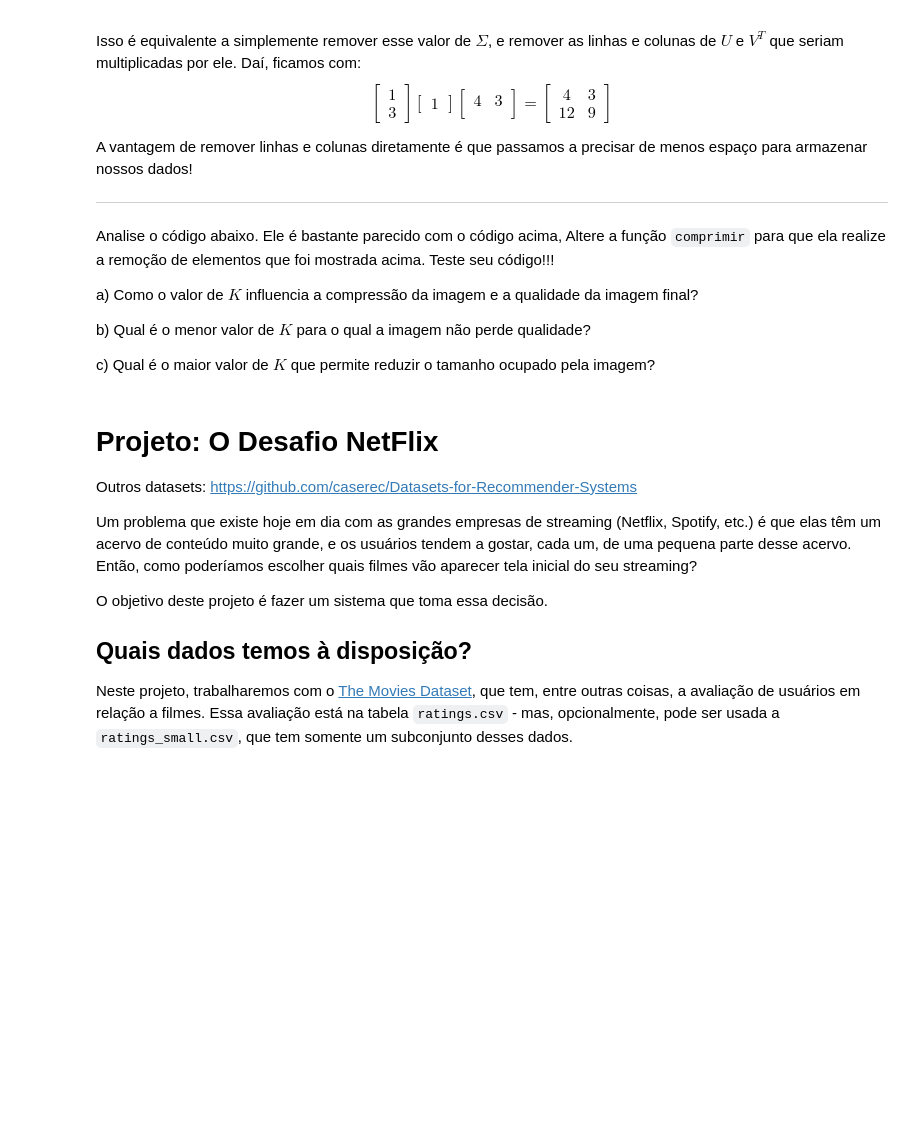
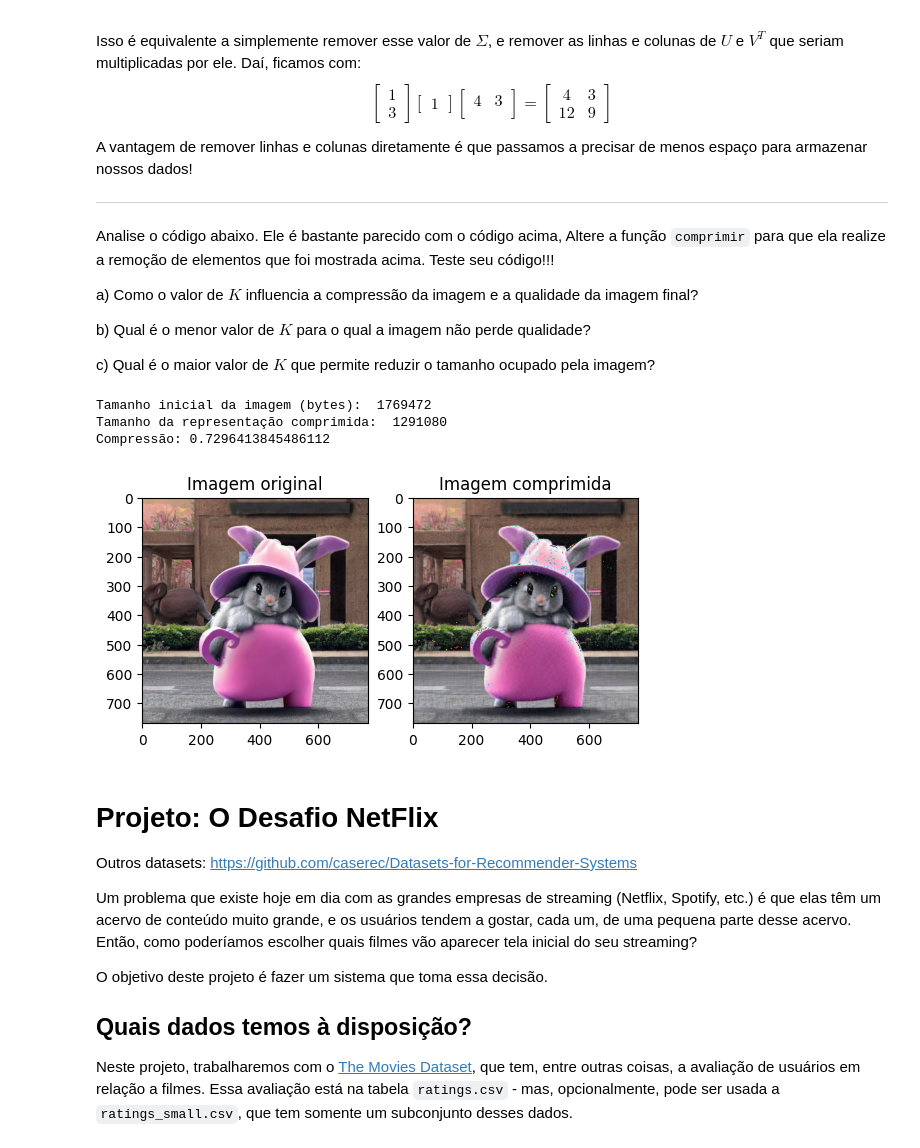
Before and after one commit to laupontiroli/AlgLin24-1, a Jupyter notebook: Aula5/05-autovetores_e_autovalores.ipynb, the cells around one changed output. Saved outputs shown, nothing was run; the diff lists cells and outputs as text; code cells hidden in the pictures; blank space fills up the shorter version.

```diff
--- a/Aula5/05-autovetores_e_autovalores.ipynb
+++ b/Aula5/05-autovetores_e_autovalores.ipynb
@@ -1129,46 +1146,51 @@ import numpy as np
 def comprimir (u, s, vt, K):
     """Remove elementos de u, s e vt deixando somente K componentes restantes
     """
-    u_ = u[:,K:K+1]
-    s_ = s[K:K+1]
-    vt_ = vt[K:K+1,:]
+    u_ = u[:,:K]
+    s_ = s[:K]
+    vt_ = vt[:K,:]
     return u_, s_, vt_
 
 A = mpimg.imread("rabbit.jpeg")
 
-u0, s0, vt0 = svd(A[:,:,0])
+u0, s0, vt0 = svd(A[:,:,0])  # fazendo separado pra cada cor porque uma imagem tem 3 dimensões
 u1, s1, vt1 = svd(A[:,:,1])
 u2, s2, vt2 = svd(A[:,:,2])
 
 n_bytes_inicial = A.nbytes
 print("Tamanho inicial da imagem (bytes): ", n_bytes_inicial)
 
-K = 4
+K = 70
 
 u0, s0, vt0 = comprimir(u0, s0, vt0, K)
 u1, s1, vt1 = comprimir(u1, s1, vt1, K)
 u2, s2, vt2 = comprimir(u2, s2, vt2, K)
 
 sigma0 = diagsvd(s0, u0.shape[1], vt0.shape[0])
 sigma1 = diagsvd(s1, u1.shape[1], vt1.shape[0])
 sigma2 = diagsvd(s2, u2.shape[1], vt2.shape[0])
 
 n_bytes_final = u0.nbytes + u1.nbytes + u2.nbytes + s0.nbytes + s1.nbytes + s2.nbytes + vt0.nbytes + vt1.nbytes + vt2.nbytes
 print("Tamanho da representação comprimida: ", n_bytes_final)
 print("Compressão:", n_bytes_final / n_bytes_inicial)
 
 B = np.zeros_like(A)
 B[:,:,0] = u0 @ sigma0 @ vt0
 B[:,:,1] = u1 @ sigma1 @ vt1
 B[:,:,2] = u2 @ sigma2 @ vt2
 
 plt.subplot(1,2,1)
 plt.title('Imagem original')
 plt.imshow(A, cmap='gray')
 plt.subplot(1,2,2)
 plt.title('Imagem comprimida')
 plt.imshow(B, cmap='gray')
 plt.show()
+# %% [output]
+Tamanho inicial da imagem (bytes):  1769472
+Tamanho da representação comprimida:  1291080
+Compressão: 0.7296413845486112
+[figure, added]
 # %% [markdown]
 # Projeto: O Desafio NetFlix
 Outros datasets: https://github.com/caserec/Datasets-for-Recommender-Systems
```
Also changed, not shown: parts of 4 cells of this notebook.
